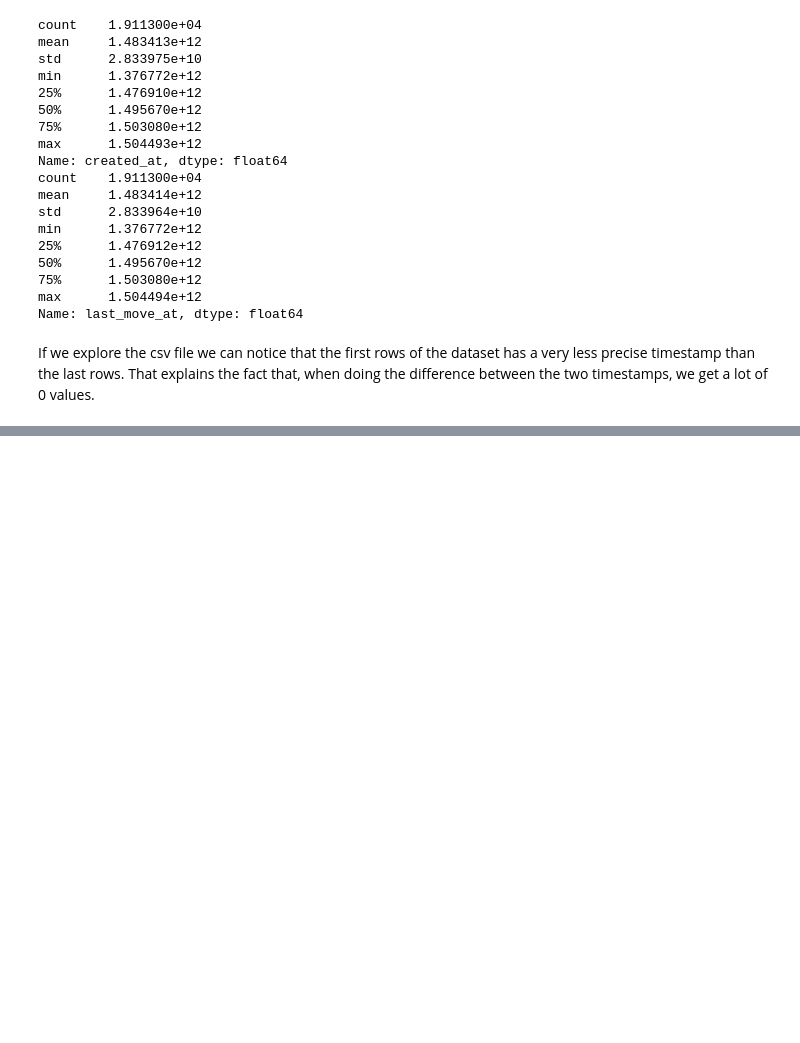
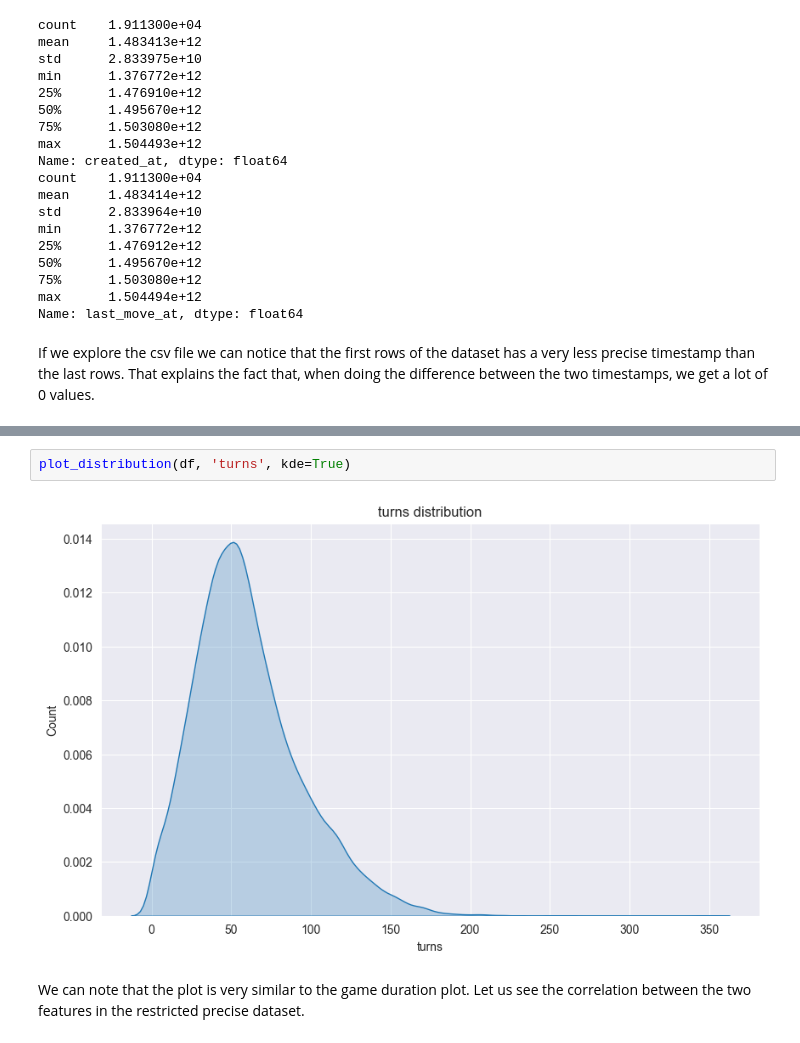
Before and after one commit to robinmoon2/AI_Application_HY, a Jupyter notebook: Data_chess/DataAnalysisTH.ipynb, the cells around one changed output, grey strips where cells are left out. Drawn from its saved outputs; the diff is of its cells as text; blank space fills up the shorter version.

```diff
--- a/Data_chess/DataAnalysisTH.ipynb
+++ b/Data_chess/DataAnalysisTH.ipynb
@@ -324,0 +444,6 @@ dtype: object
+# %%
+plot_distribution(df, 'turns', kde=True)
+# %% [output]
+[figure, added]
+# %% [markdown]
+We can note that the plot is very similar to the game duration plot. Let us see the correlation between the two features in the restricted precise dataset.
```
Also changed, not shown: parts of 28 cells of this notebook, 1 other file.
